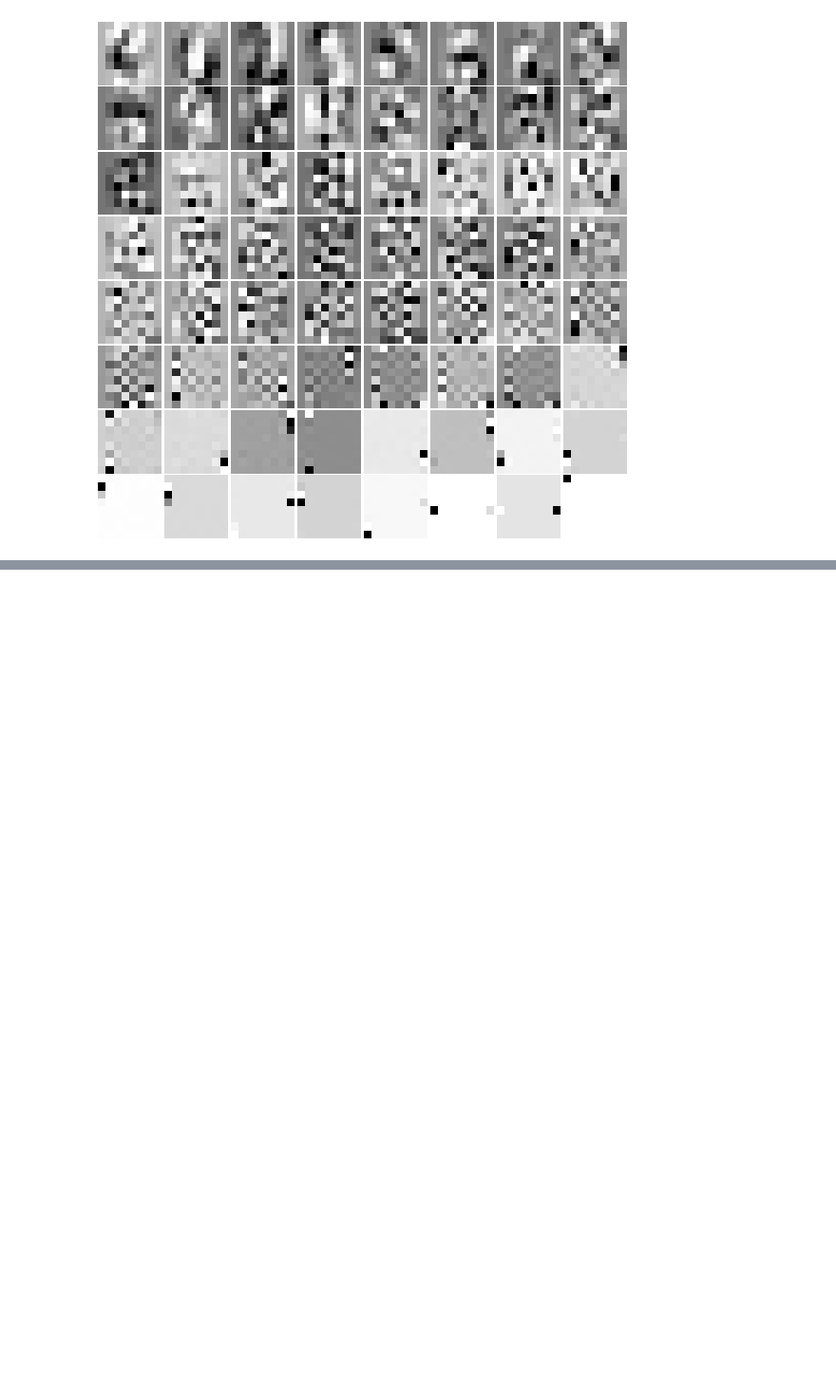
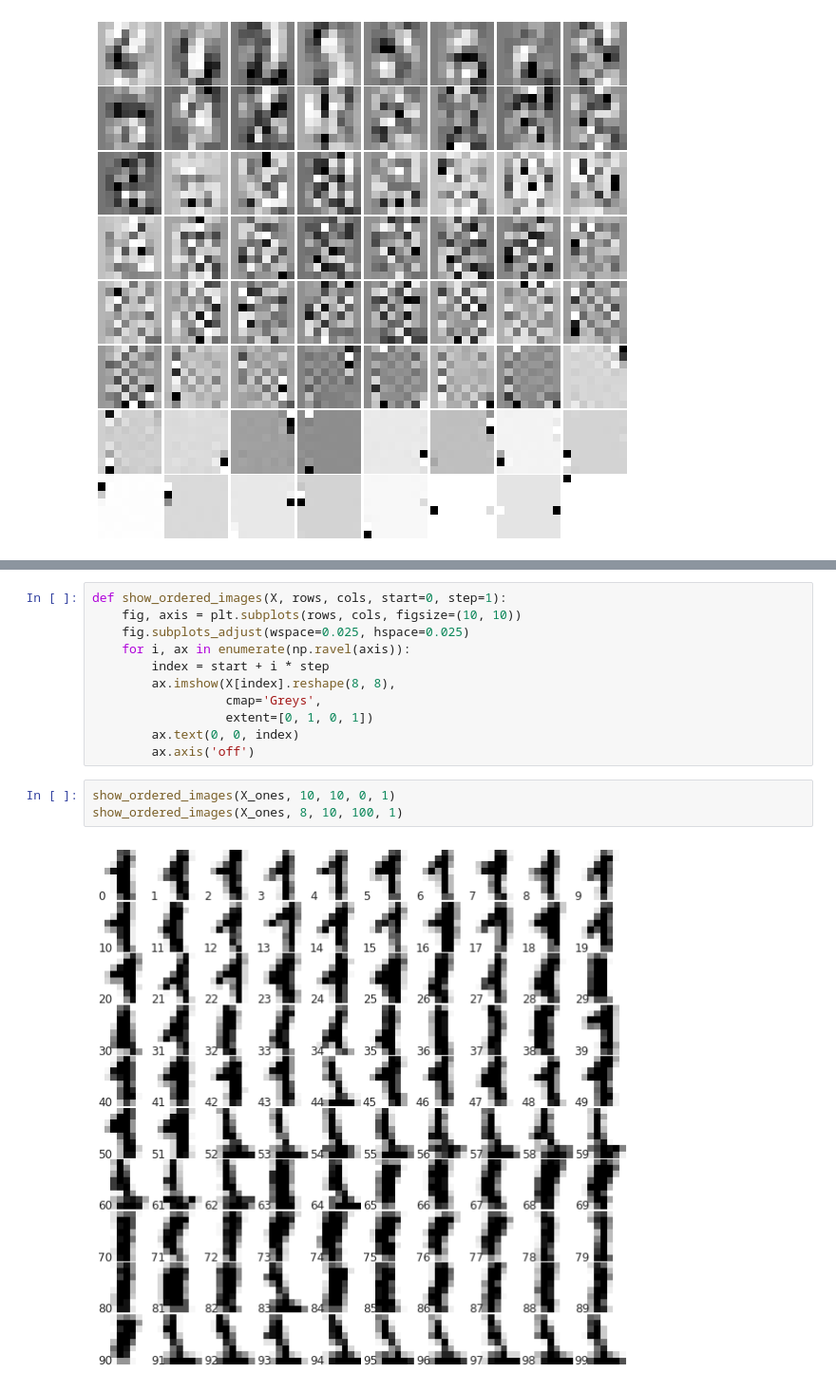
Before and after one commit to VsevolodKozlov-git/mnist-generation-experiments, a Jupyter notebook: main.ipynb, the cells around one changed output, grey strips where cells are left out. Shown at 95% size. Drawn from its saved outputs; the diff is of its cells as text; blank space fills up the shorter version.

```diff
--- a/main.ipynb
+++ b/main.ipynb
@@ -43,0 +68,16 @@ tools.display_rows_as_images(pca.components_);
+# %%
+def show_ordered_images(X, rows, cols, start=0, step=1):
+    fig, axis = plt.subplots(rows, cols, figsize=(10, 10))
+    fig.subplots_adjust(wspace=0.025, hspace=0.025)
+    for i, ax in enumerate(np.ravel(axis)):
+        index = start + i * step
+        ax.imshow(X[index].reshape(8, 8),
+                  cmap='Greys',
+                  extent=[0, 1, 0, 1])
+        ax.text(0, 0, index)
+        ax.axis('off')
+# %%
+show_ordered_images(X_ones, 10, 10, 0, 1)
+show_ordered_images(X_ones, 8, 10, 100, 1)
+# %% [output]
+[figure, added]
```
Also changed, not shown: parts of 21 cells of this notebook, 2 other files.
